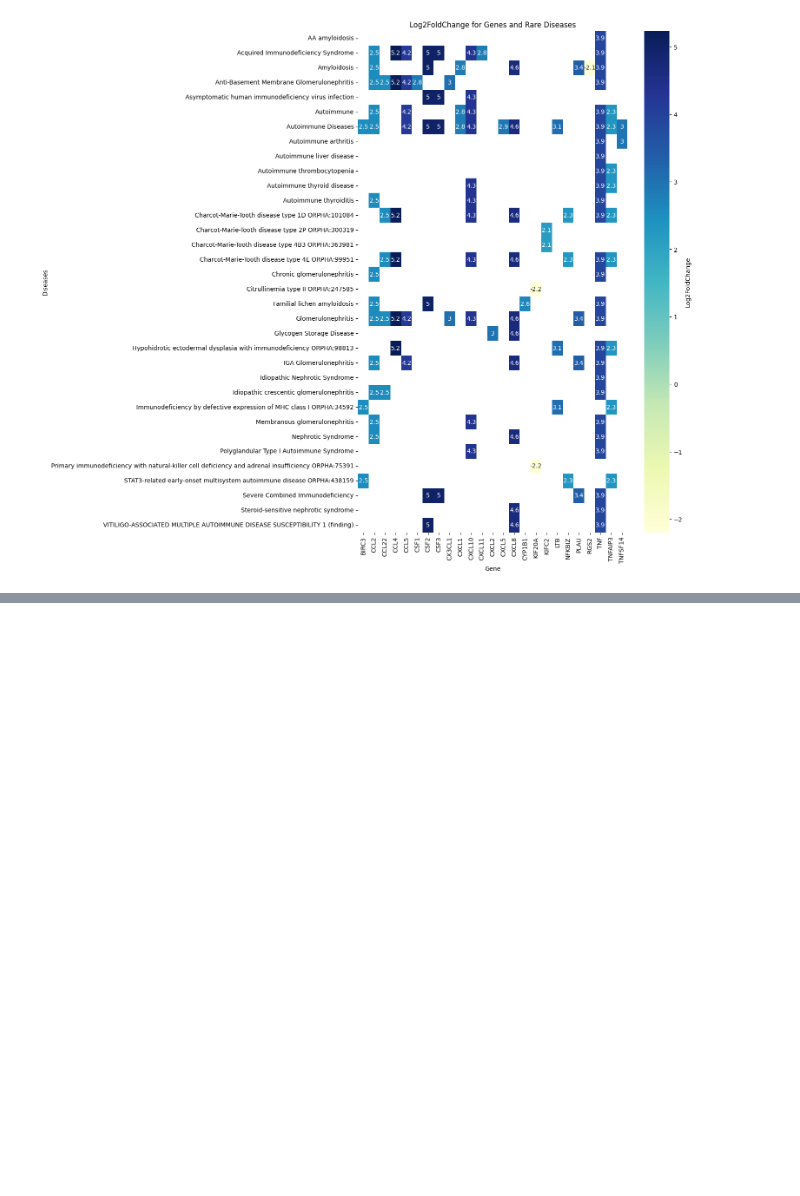
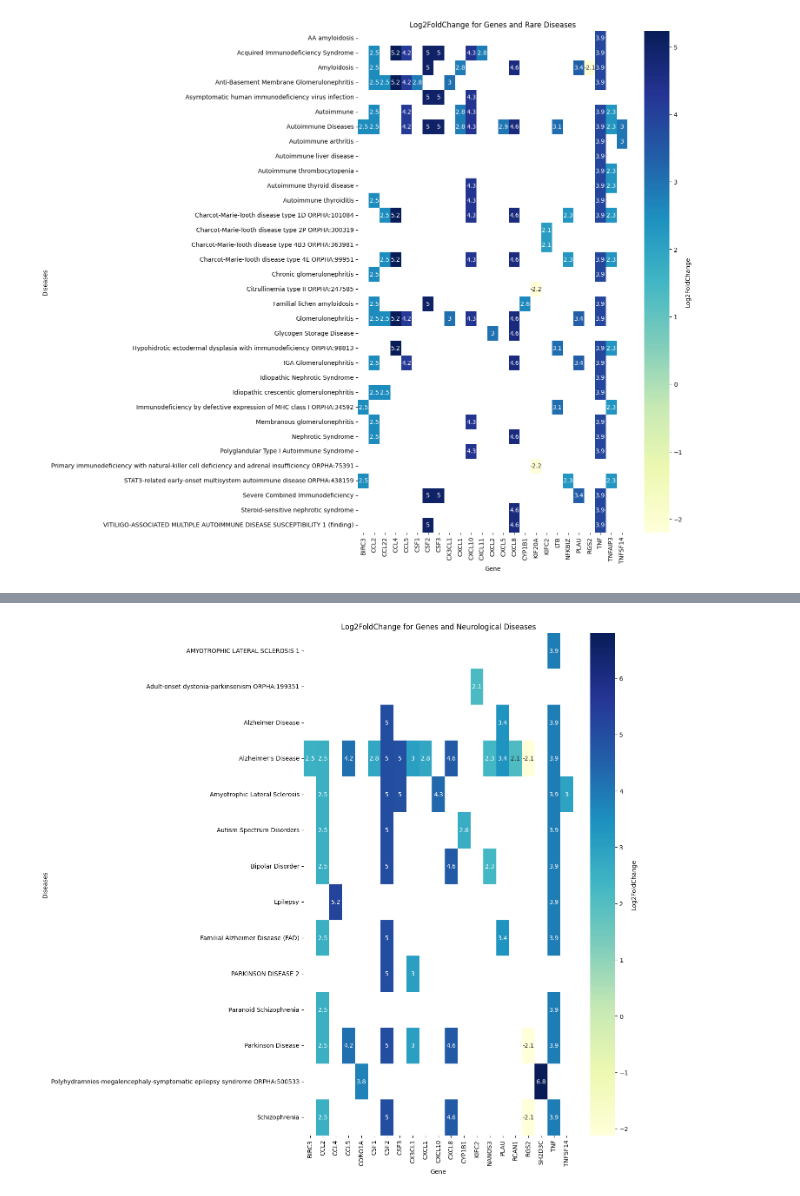
Before and after one commit to nicolasbroldan/Protocolo_Reposicionamiento_Probioticos, a Jupyter notebook: 5_Integración con datos de patógenos y enfermedades/Consolidated/Consolidated_Heatmap.ipynb, the cells around one changed output, grey strips where cells are left out. Cells and saved outputs as stored; diff of their text form; code cells hidden in the pictures; blank space fills up the shorter version.

```diff
--- a/5_Integración con datos de patógenos y enfermedades/Consolidated/Consolidated_Heatmap.ipynb
+++ b/5_Integración con datos de patógenos y enfermedades/Consolidated/Consolidated_Heatmap.ipynb
@@ -134,0 +124,16 @@ TypeError: sequence item 2: expected str instance, float found
+# %%
+# Create Heatmap
+# Pivot the dataframe to have genes as rows and diseases as columns
+heatmap_data = data.pivot_table(index="Neurological Disease", columns="Gene", values="Log2FoldChange", aggfunc='mean')
+
+# Plot heatmap
+plt.figure(figsize=(10, 15))
+sns.heatmap(heatmap_data, annot=True, cmap="YlGnBu", cbar_kws={'label': 'Log2FoldChange'})
+plt.title('Log2FoldChange for Genes and Neurological Diseases')
+plt.xlabel('Gene')
+plt.ylabel('Diseases')
+plt.xticks(rotation=90)
+plt.yticks(rotation=0)
+plt.show()
+# %% [output]
+[figure, added]
```
Also changed, not shown: parts of 2 cells of this notebook.
